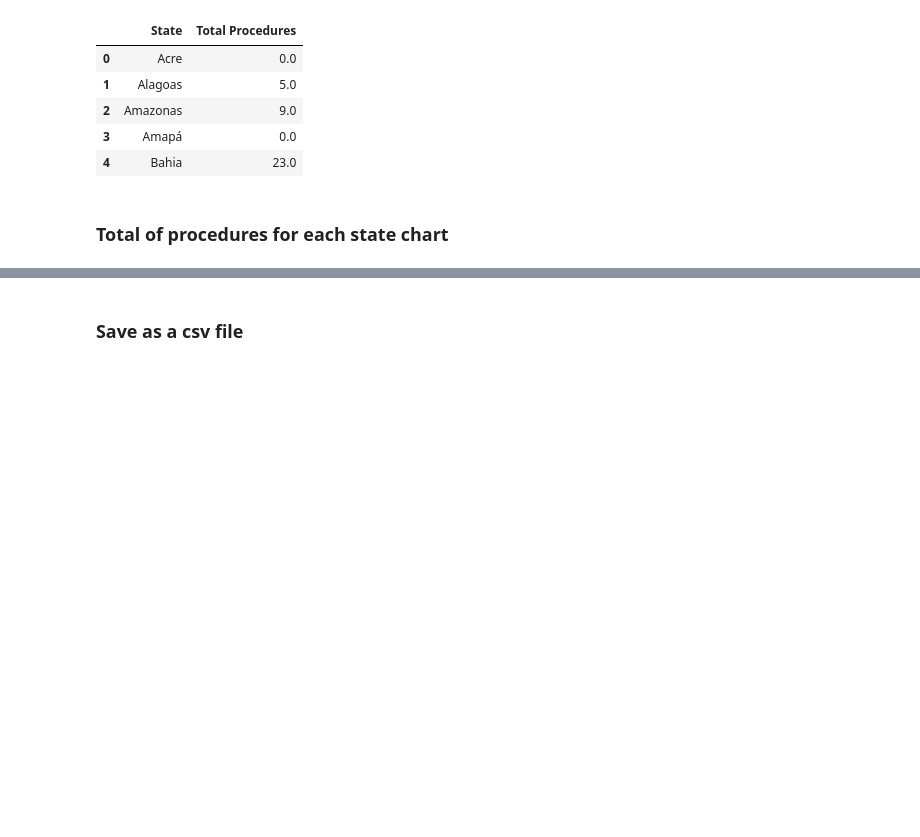
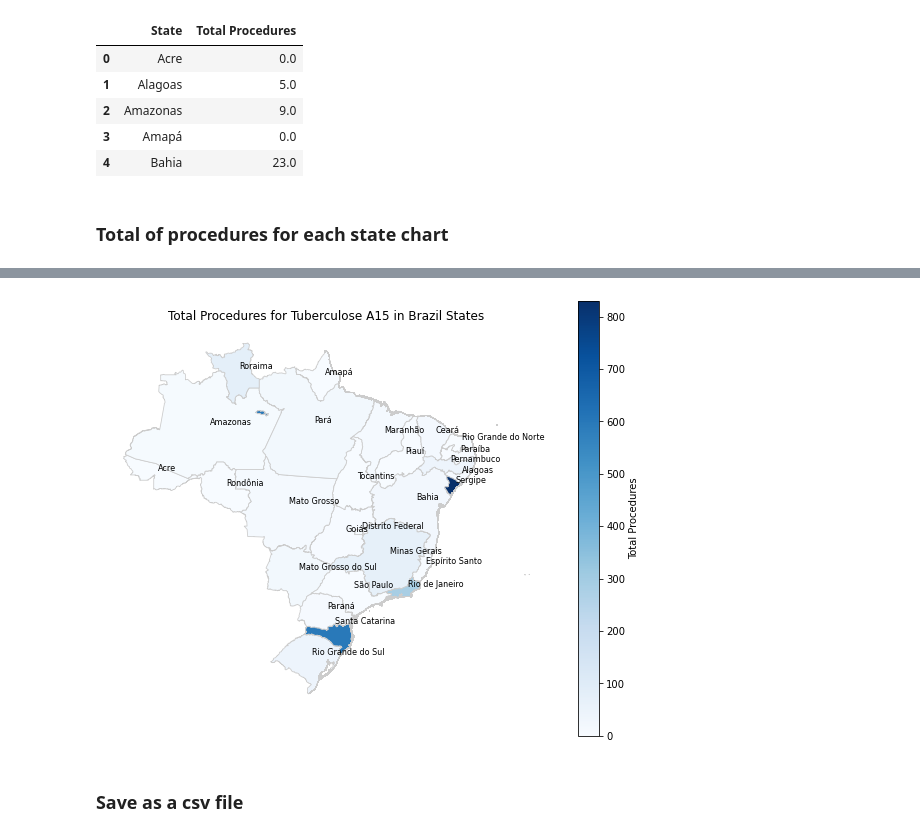
Before and after one commit to diegomattos1408/DataSUS-EDA-Python, a Jupyter notebook: tuberculose_012023.ipynb, the cells around one changed output, grey strips where cells are left out. Cells and saved outputs as stored; diff of their text form; code cells hidden in the pictures; blank space fills up the shorter version.

```diff
--- a/tuberculose_012023.ipynb
+++ b/tuberculose_012023.ipynb
@@ -355,3 +389,44 @@ plt.show()
+# %%
+# Iterate through each column (excluding non-numeric columns)
+for column in merged_df.columns:
+    if column not in ['State', 'geometry']:
+        # Normalize population values between 0 and 1 for coloring
+        col_min = merged_df[column].min()
+        col_max = merged_df[column].max()
+        norm = Normalize(vmin=col_min, vmax=col_max)
+
+        # Create a scalar mappable to apply colormap to the map
+        sm = ScalarMappable(cmap='Blues', norm=norm)
+        sm.set_array([])  # dummy array for the scalar mappable
+
+        # Plot the map with the colored regions
+        fig, ax = plt.subplots(1, 1, figsize=(10, 8))
+        merged_df.plot(column=column, cmap='Blues', linewidth=0.8, ax=ax, edgecolor='0.8')
+        ax.set_title(f'{column} for Tuberculose A15 in Brazil States')
+        ax.set_axis_off()
+
+        # Loop through the rows of the DataFrame to annotate state abbreviations
+        for idx, row in merged_df.iterrows():
+            state_abbr = row['State']
+            state_geometry = row['geometry']
+
+            # Get the centroid of the state geometry
+            centroid = state_geometry.centroid
+
+            # Annotate the abbreviation at the centroid
+            ax.annotate(text=state_abbr, xy=(centroid.x, centroid.y), xytext=(3, 3),
+                        textcoords="offset points", color='black', fontsize=8)
+
+
+        # Create colorbar
+        cbar = fig.colorbar(sm, ax=ax)
+        cbar.set_label(column)
+
+        # Save or show the map
+        plt.savefig(f'{column}_map.png')  # Save the figure as an image
+        plt.show()  # Display the figure
+# %% [output]
+[figure, added]
 # %% [markdown]
 ### Save as a csv file
 # %%
```
Also changed, not shown: parts of 8 cells of this notebook, 7 other files.
